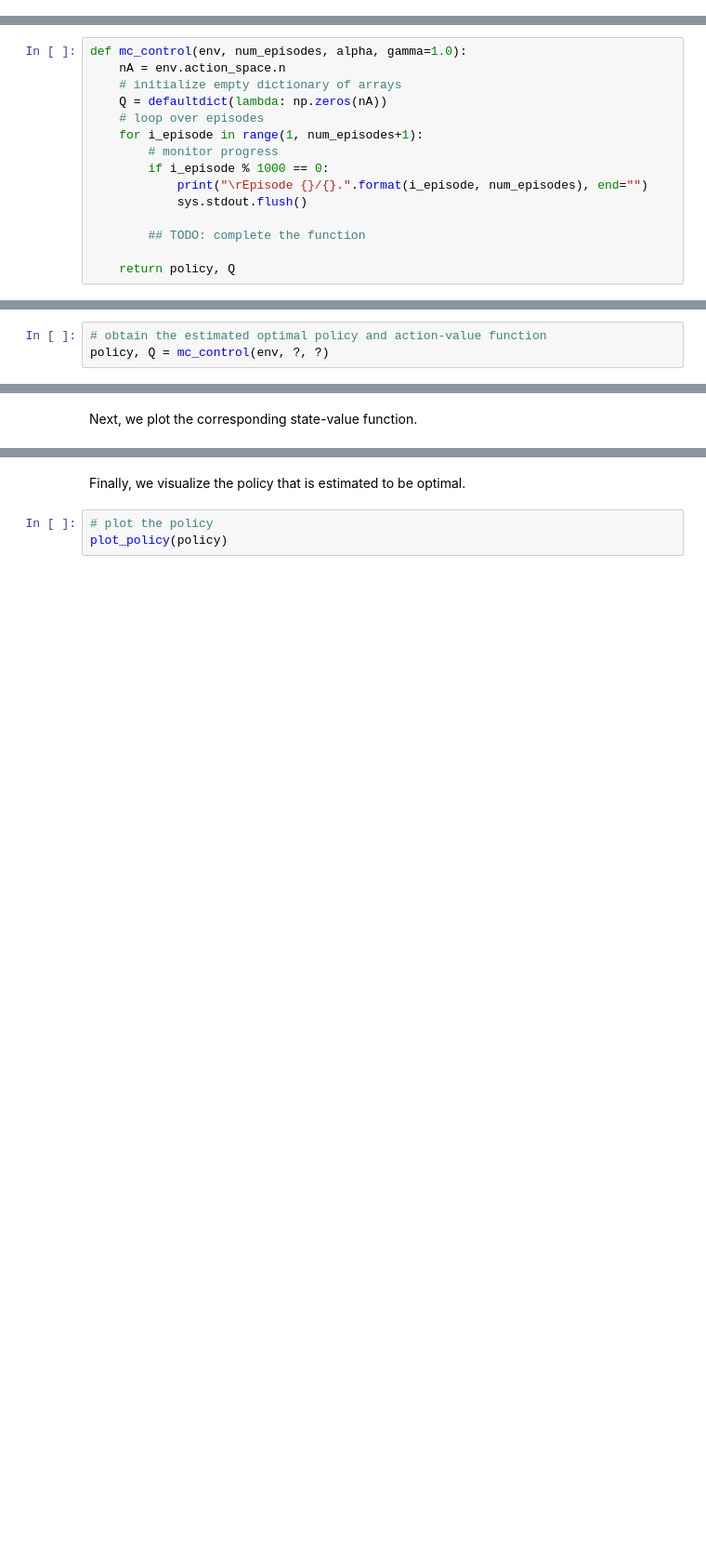
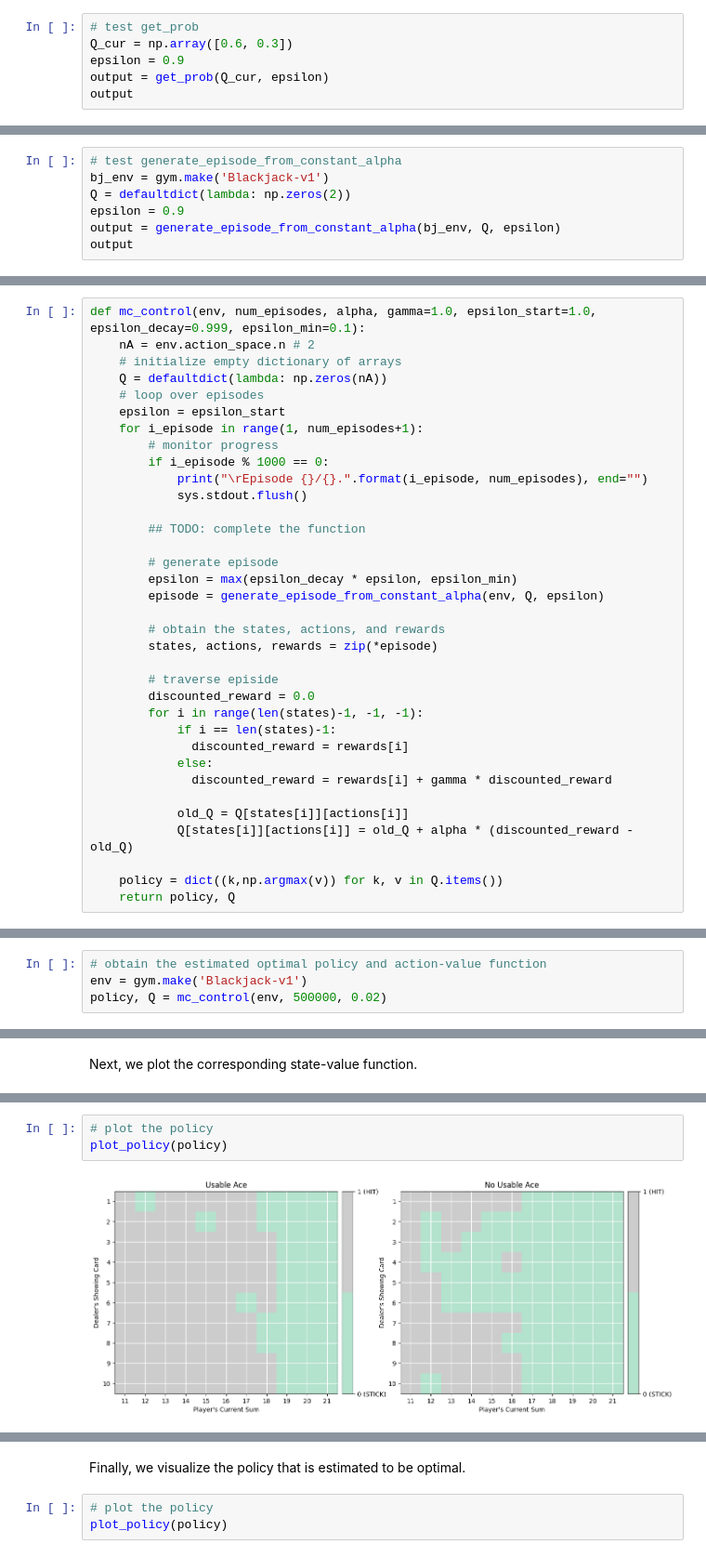
Before and after one commit to kimsooyoung/deep-reinforcement-learning-gymnasium, a Jupyter notebook: monte-carlo/Monte_Carlo.ipynb, the cells around one changed output, grey strips where cells are left out. Shown at 93% size. Drawn from its saved outputs; the diff is of its cells as text; blank space fills up the shorter version.

```diff
--- a/monte-carlo/Monte_Carlo.ipynb
+++ b/monte-carlo/Monte_Carlo.ipynb
@@ -315,0 +334,6 @@ The algorithm returns as output:
+# %%
+# test get_prob
+Q_cur = np.array([0.6, 0.3])
+epsilon = 0.9
+output = get_prob(Q_cur, epsilon)
+output
@@ -315,0 +366,7 @@ The algorithm returns as output:
+# %%
+# test generate_episode_from_constant_alpha
+bj_env = gym.make('Blackjack-v1')
+Q = defaultdict(lambda: np.zeros(2))
+epsilon = 0.9
+output = generate_episode_from_constant_alpha(bj_env, Q, epsilon)
+output
@@ -316,9 +375,10 @@ The algorithm returns as output:
 # %%
-def mc_control(env, num_episodes, alpha, gamma=1.0):
-    nA = env.action_space.n
+def mc_control(env, num_episodes, alpha, gamma=1.0, epsilon_start=1.0, epsilon_decay=0.999, epsilon_min=0.1):
+    nA = env.action_space.n # 2
     # initialize empty dictionary of arrays
     Q = defaultdict(lambda: np.zeros(nA))
     # loop over episodes
+    epsilon = epsilon_start
     for i_episode in range(1, num_episodes+1):
         # monitor progress
         if i_episode % 1000 == 0:
@@ -327,9 +387,29 @@ def mc_control(env, num_episodes, alpha, gamma=1.0):
 
         ## TODO: complete the function
 
+        # generate episode
+        epsilon = max(epsilon_decay * epsilon, epsilon_min)
+        episode = generate_episode_from_constant_alpha(env, Q, epsilon)
+
+        # obtain the states, actions, and rewards
+        states, actions, rewards = zip(*episode)
+
+        # traverse episide
+        discounted_reward = 0.0
+        for i in range(len(states)-1, -1, -1):
+            if i == len(states)-1:
+              discounted_reward = rewards[i]
+            else:
+              discounted_reward = rewards[i] + gamma * discounted_reward
+
+            old_Q = Q[states[i]][actions[i]]
+            Q[states[i]][actions[i]] = old_Q + alpha * (discounted_reward - old_Q)
+
+    policy = dict((k,np.argmax(v)) for k, v in Q.items())
     return policy, Q
 # %% [markdown]
 Use the cell below to obtain the estimated optimal policy and action-value function.  Note that you should fill in your own values for the `num_episodes` and `alpha` parameters.
 # %%
 # obtain the estimated optimal policy and action-value function
-policy, Q = mc_control(env, ?, ?)
+env = gym.make('Blackjack-v1')
+policy, Q = mc_control(env, 500000, 0.02)
@@ -343,0 +428,5 @@ plot_blackjack_values(V)
+# %%
+# plot the policy
+plot_policy(policy)
+# %% [output]
+[figure, added]
```
Also changed, not shown: parts of 18 cells of this notebook.
